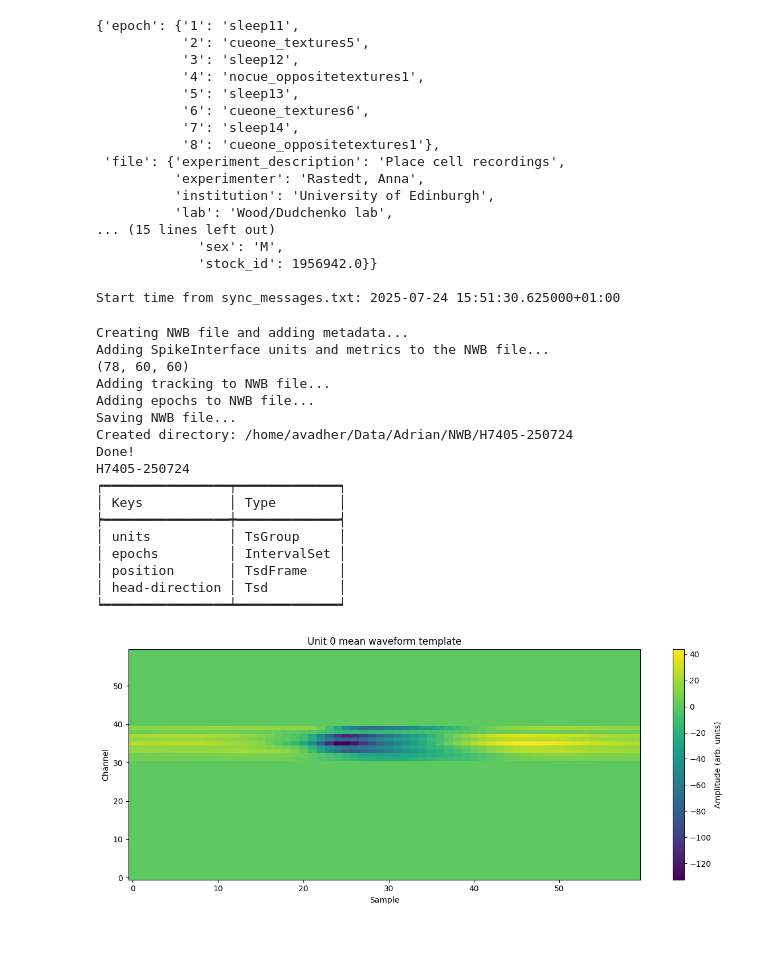
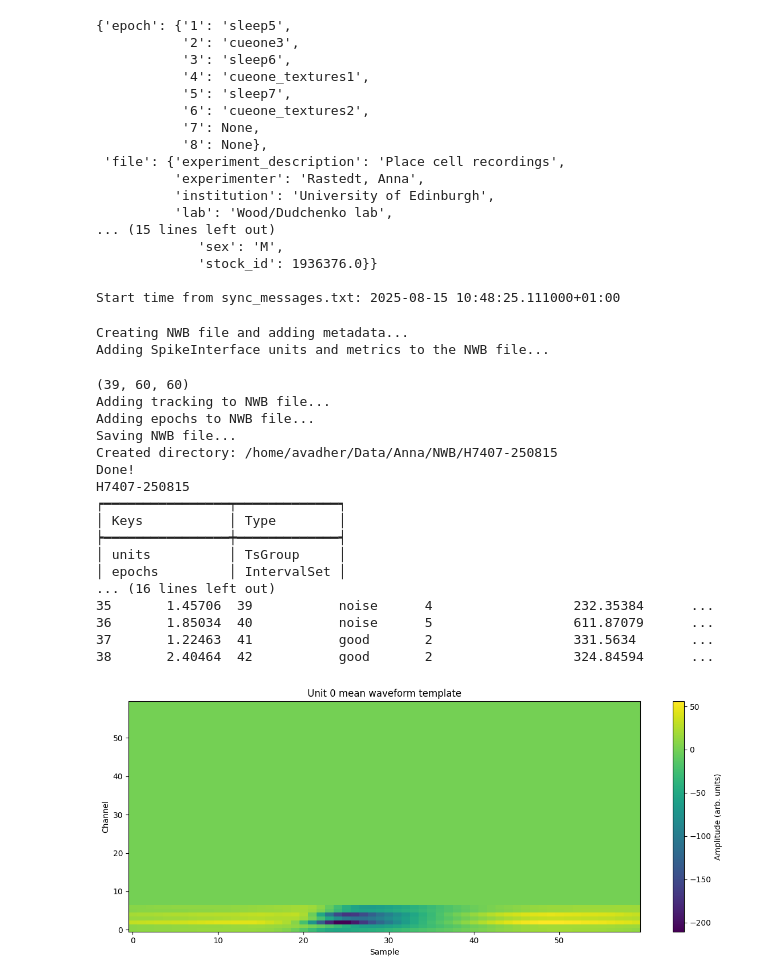
Before and after one commit to Wood-Dudchenko-lab/woodsort, a Jupyter notebook: pipelines_nwb/NWB_H7400.ipynb, the cells around one changed output. Cells and saved outputs as stored; diff of their text form; code cells hidden in the pictures; blank space fills up the shorter version.

```diff
--- a/pipelines_nwb/NWB_H7400.ipynb
+++ b/pipelines_nwb/NWB_H7400.ipynb
@@ -9,8 +9,8 @@ import neuroconv.tools.spikeinterface as nc
 # %%
 ### SPECIFY PATHS ###
 
-data_path = Path('/home/avadher/Data/Adrian')
-session_name = 'H7405-250724'
+data_path = Path('/home/avadher/Data/Anna/')
+session_name = 'H7407-250815'
 meta_name = 'H7400_metadata.xlsx'
 analyzer_name = session_name + '_analyzer_mountainsort5'
 nwb_path = data_path / 'NWB' / session_name
@@ -38,23 +38,23 @@ probe_mapping = pd.read_csv(session_path / 'ChannelMapping.csv',index_col=0, hea
 
 # add probe
 # %% [output]
-{'epoch': {'1': 'sleep11',
-           '2': 'cueone_textures5',
-           '3': 'sleep12',
-           '4': 'nocue_oppositetextures1',
-           '5': 'sleep13',
-           '6': 'cueone_textures6',
-           '7': 'sleep14',
-           '8': 'cueone_oppositetextures1'},
+{'epoch': {'1': 'sleep5',
+           '2': 'cueone3',
+           '3': 'sleep6',
+           '4': 'cueone_textures1',
+           '5': 'sleep7',
+           '6': 'cueone_textures2',
+           '7': None,
+           '8': None},
  'file': {'experiment_description': 'Place cell recordings',
           'experimenter': 'Rastedt, Anna',
           'institution': 'University of Edinburgh',
           'lab': 'Wood/Dudchenko lab',
 ... (15 lines left out)
              'sex': 'M',
-             'stock_id': 1956942.0}}
+             'stock_id': 1936376.0}}
 
-Start time from sync_messages.txt: 2025-07-24 15:51:30.625000+01:00
+Start time from sync_messages.txt: 2025-08-15 10:48:25.111000+01:00
 # %%
 ### NWB ###
 
@@ -62,7 +62,7 @@ Start time from sync_messages.txt: 2025-07-24 15:51:30.625000+01:00
 nwbfile = nwb.convert.create_nwb_file(metadata, start_time)
 
 # Add units
-nwbfile = nwb.convert.add_units_spikeinterface(nwbfile, session_path / analyzer_name)
+nwbfile = nwb.convert.add_units_spikeinterface(nwbfile, session_path / analyzer_name, merging_mode='hard')
 
 # Add tracking
 nwbfile = nwb.convert.add_tracking(nwbfile, pos, hd)
@@ -75,49 +75,54 @@ nwbfile = nwb.convert.save_nwb_file(nwbfile, nwb_path, session_name)
 
 # Load to check
 rec = nwb.convert.load_nwb_file(nwb_path, session_name)
+
+# print units table
+print(rec['units'])
 # %% [output]
 Creating NWB file and adding metadata...
 Adding SpikeInterface units and metrics to the NWB file...
-(78, 60, 60)
-Adding tracking to NWB file...
-Adding epochs to NWB file...
-Saving NWB file...
-Created directory: /home/avadher/Data/Adrian/NWB/H7405-250724
-Done!
-H7405-250724
-┍━━━━━━━━━━━━━━━━┯━━━━━━━━━━━━━┑
-│ Keys           │ Type        │
-┝━━━━━━━━━━━━━━━━┿━━━━━━━━━━━━━┥
-│ units          │ TsGroup     │
-│ epochs         │ IntervalSet │
-│ position       │ TsdFrame    │
-│ head-direction │ Tsd         │
-┕━━━━━━━━━━━━━━━━┷━━━━━━━━━━━━━┙
+(39, 60, 60)
+Adding tracking to NWB file...
+Adding epochs to NWB file...
+Saving NWB file...
+Created directory: /home/avadher/Data/Anna/NWB/H7407-250815
+Done!
+H7407-250815
+┍━━━━━━━━━━━━━━━━┯━━━━━━━━━━━━━┑
+│ Keys           │ Type        │
+┝━━━━━━━━━━━━━━━━┿━━━━━━━━━━━━━┥
+│ units          │ TsGroup     │
+│ epochs         │ IntervalSet │
+... (16 lines left out)
+35       1.45706  39           noise      4                  232.35384      ...
+36       1.85034  40           noise      5                  611.87079      ...
+37       1.22463  41           good       2                  331.5634       ...
+38       2.40464  42           good       2                  324.84594      ...
 # %%
 
 import numpy as np
 import spikeinterface.full as si
 from neuroconv.tools.spikeinterface import add_sorting_to_nwbfile, add_recording_metadata_to_nwbfile
 import pandas as pd
 import json
 import matplotlib.pyplot as plt
 
 
-wf = rec.nwb.units['waveform_mean'][50].T
+wf = rec.nwb.units['waveform_mean'][1].T
 
 
 
 import matplotlib.pyplot as plt
 
 # Grab unit 0 template from NWB
 
 plt.figure(figsize=(12, 5))
 im = plt.imshow(wf, aspect="auto", origin="lower")
 plt.ylabel("Channel")
 plt.xlabel("Sample")
 plt.title("Unit 0 mean waveform template")
 plt.colorbar(im, label="Amplitude (arb. units)")
 plt.tight_layout()
 plt.show()
 # %% [output]
-[figure, old version]
+[figure, new version]
```
Also changed, not shown: parts of 1 cell of this notebook, 2 other files.
